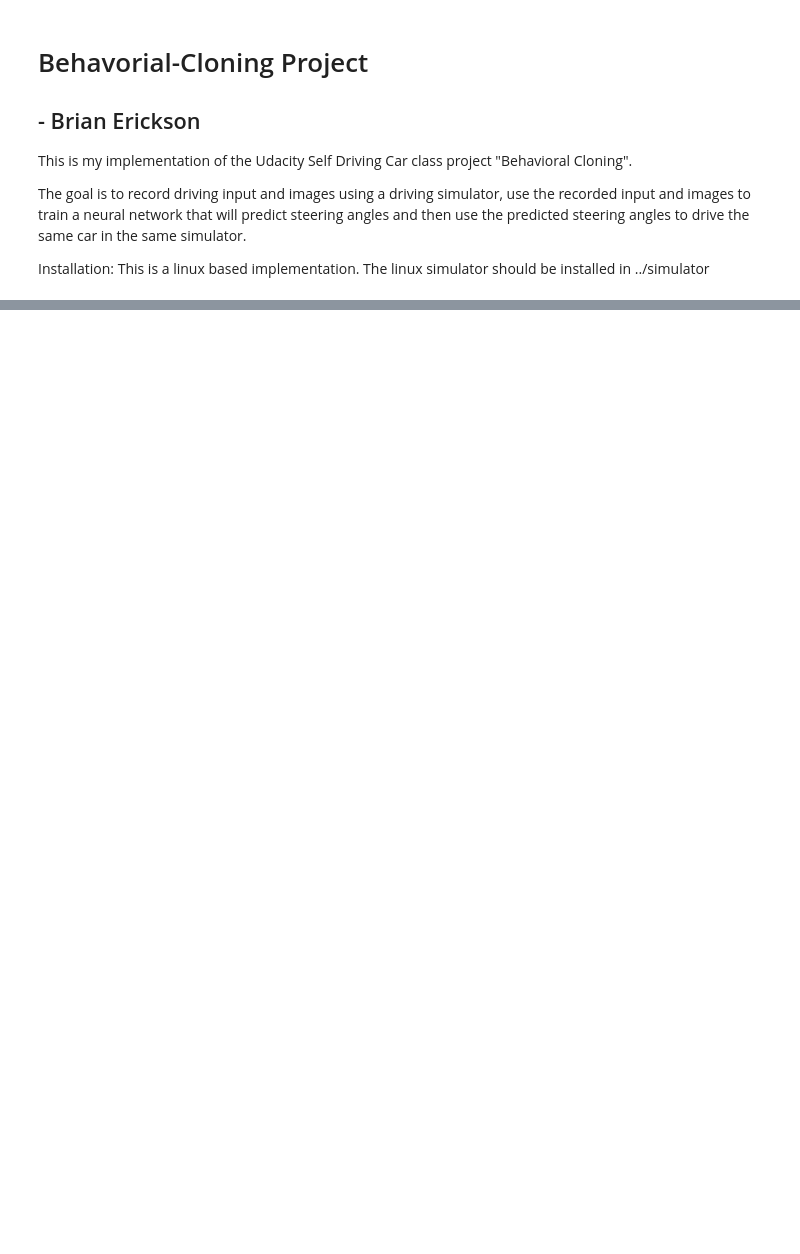
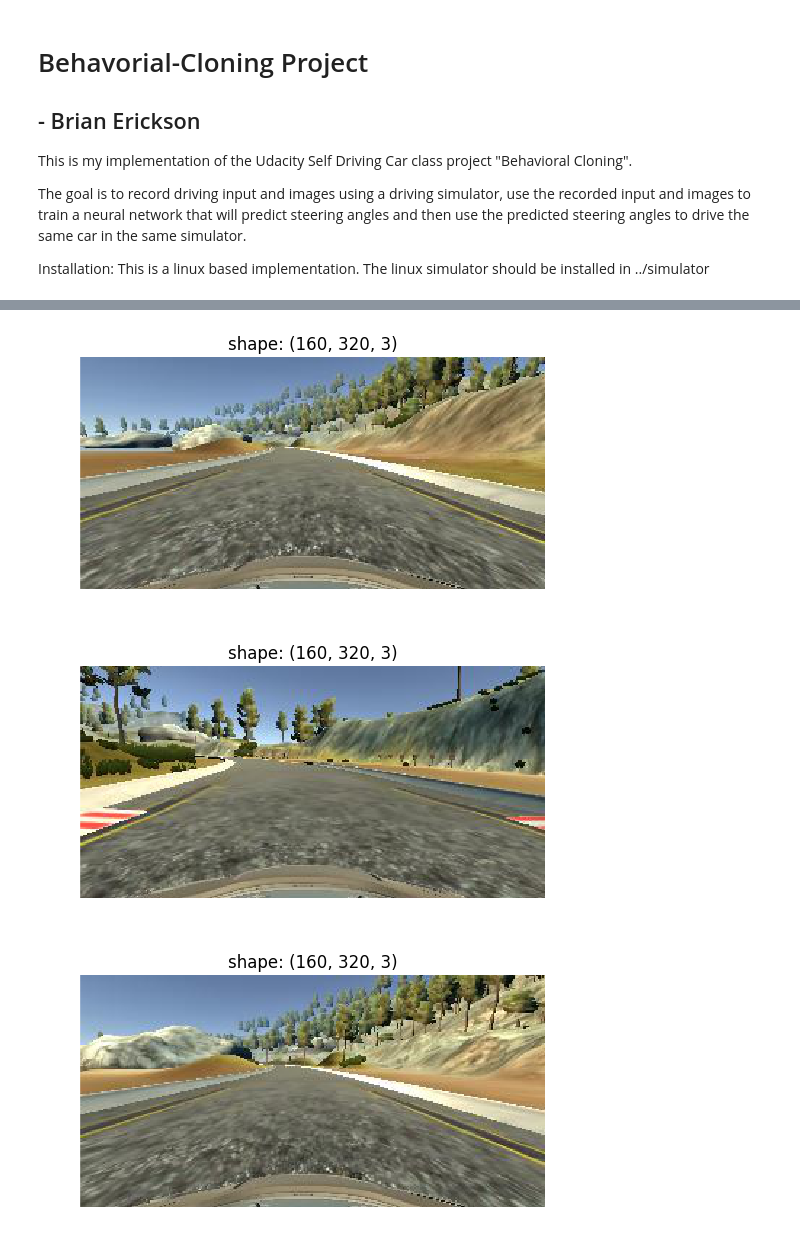
Before and after one commit to berickson/CarND-Behaviorial-Cloning, a Jupyter notebook: Behavorial-Cloning.ipynb, the cells around one changed output, grey strips where cells are left out. Saved outputs shown, nothing was run; the diff lists cells and outputs as text; code cells hidden in the pictures; blank space fills up the shorter version.

```diff
--- a/Behavorial-Cloning.ipynb
+++ b/Behavorial-Cloning.ipynb
@@ -16,0 +51,18 @@ Using TensorFlow backend.
+# %%
+def random_sample(*lists, n=None):
+    """
+    Returns parallel lists with n random samples from lists without replacement
+    """
+    list_count = len(lists)
+    list_length = len(lists[0])
+    #print(list_count,list_length)
+    if n is None:
+        n = list_length
+    if n > list_length:
+        n = list_length
+    indexes = list(range(list_length))
+    np.random.shuffle(indexes)
+    rv = [ [l[i] for i in indexes[:n]] for l in lists]
+    if list_count==1:
+        rv = rv[0]
+    return rv
@@ -49,0 +103,15 @@ log
+# %%
+def read_driving_log():
+    csv_path = 'recordings/driving_log.csv'
+    csv_column_names = [
+        'center_image_path',
+        'left_image_path',
+        'right_image_path',
+        'steering_angle',
+        'throttle',
+        'brake',
+        'speed']
+
+    return pd.read_csv(csv_path, names=csv_column_names)
+
+driving_log = read_driving_log()
@@ -49,0 +132,3 @@ log
+# %%
+center_images = [plt.imread(path) for path in driving_log.center_image_path]
+steering_angles = driving_log.steering_angle.values
@@ -50,3 +155,11 @@ log
+# %%
+for im in random_sample(center_images,n=3):
+    plt.figure()
+    plot_image(im,title='shape: {}'.format(np.shape(im)))
+# %% [output]
+[figure, added]
+[figure, added]
+[figure, added]
 # %%
 model = keras.models.Sequential()
 # %%
```
Also changed, not shown: parts of 23 cells of this notebook.
